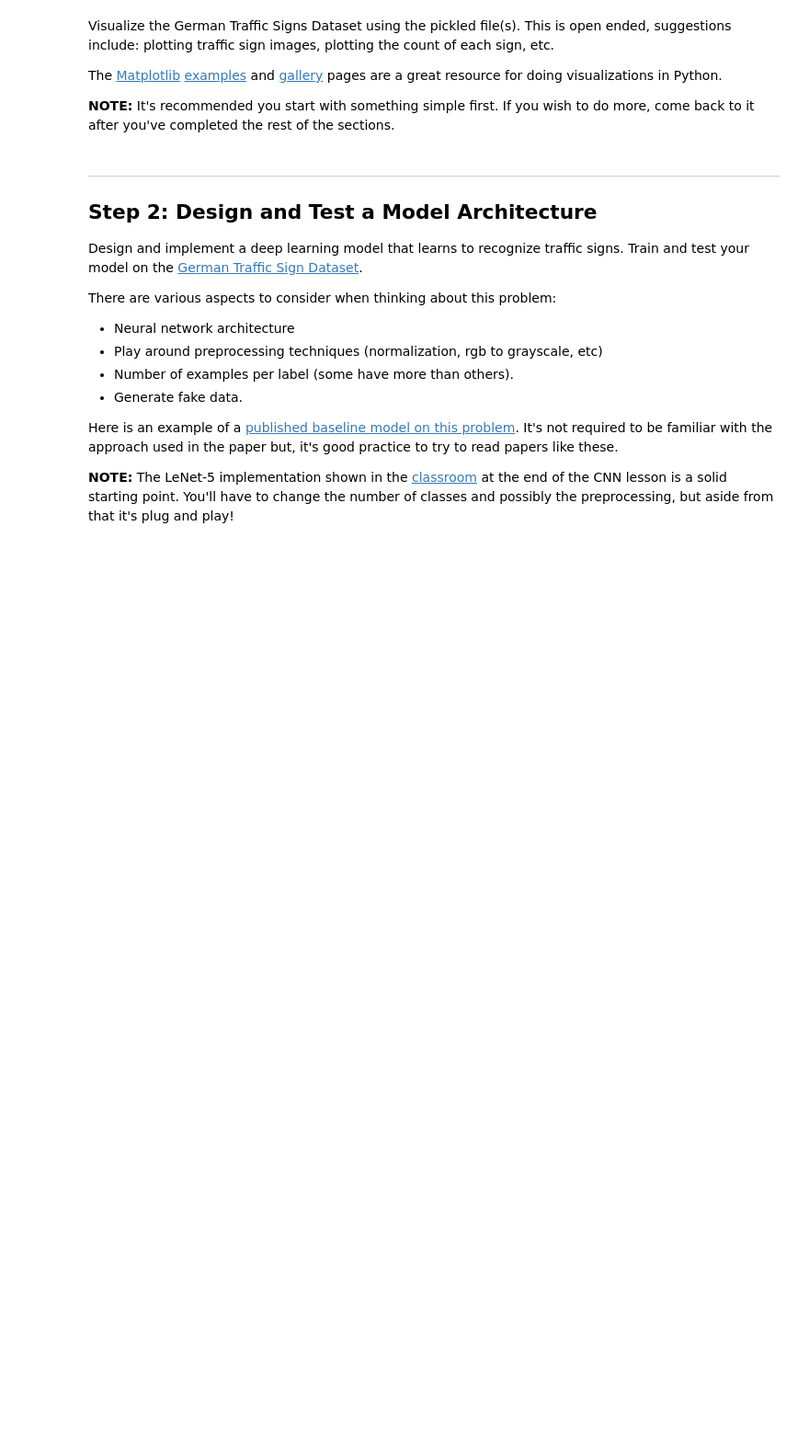
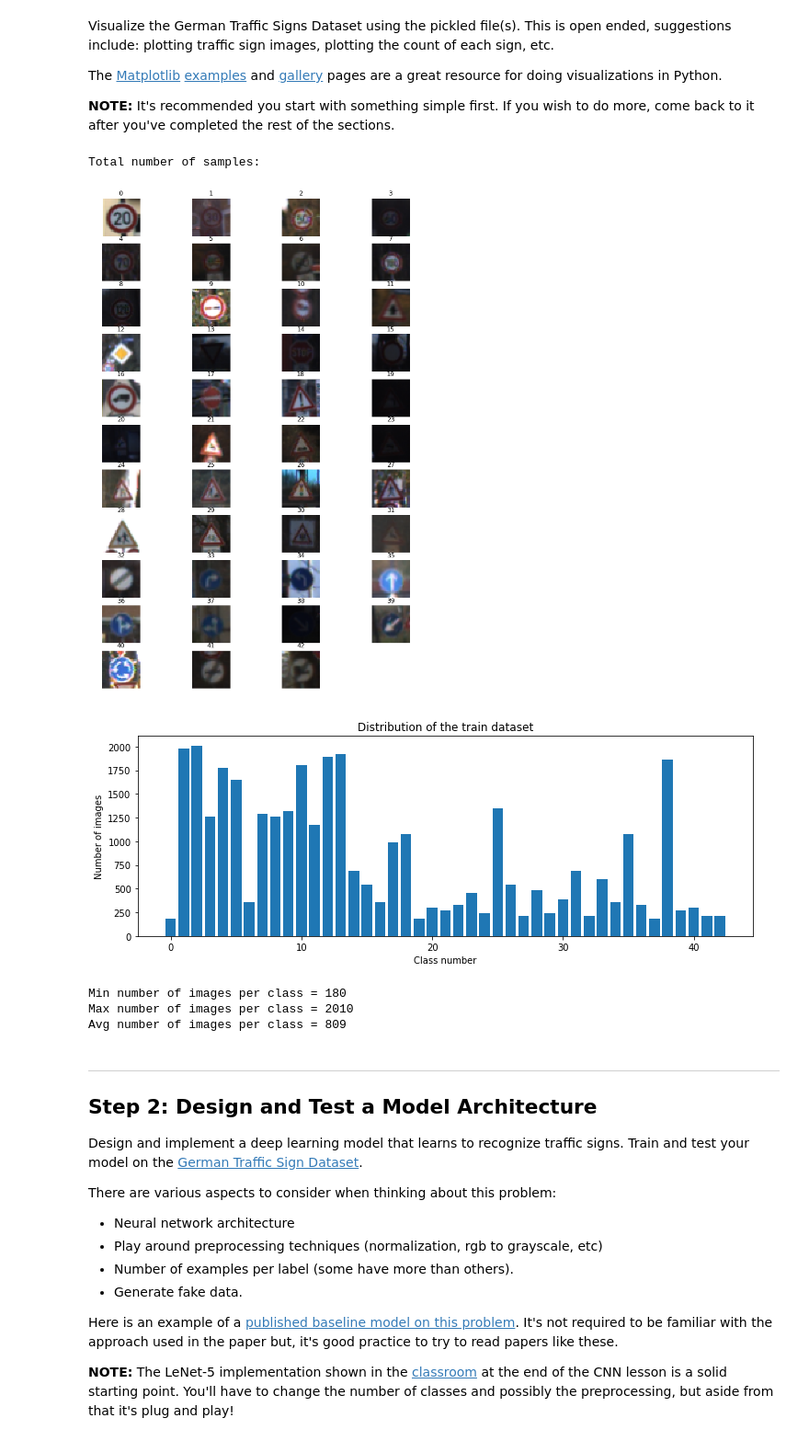
Before and after one commit to sim4life/CarND-Traffic-Sign-Classifier-Project, a Jupyter notebook: Traffic_Sign_Classifier.ipynb, the cells around one changed output. Shown: that part at 92% size. Cells and saved outputs as stored; diff of their text form; code cells hidden in the pictures; blank space fills up the shorter version.

```diff
--- a/Traffic_Sign_Classifier.ipynb
+++ b/Traffic_Sign_Classifier.ipynb
@@ -114,17 +97,51 @@ The [Matplotlib](http://matplotlib.org/) [examples](http://matplotlib.org/exampl
 # %%
 ### Data exploration visualization code goes here.
 ### Feel free to use as many code cells as needed.
 import matplotlib.pyplot as plt
 import random
 # Visualizations will be shown in the notebook.
 %matplotlib inline
 
-index = random.randint(0, len(x_train))
-image = X_train[index]squeeze()
+total_samples = len(X_train)
+print("Total number of samples:".format(total_samples))
+#for index in range(total_samples):
+#    print(index)
+#index = random.randint(0, len(X_train))
+    #image = X_train[index].squeeze()
 
-plt.figure(figsize=(1,1))
-plt.imshow(image)
-print(y_train[index])
+    #plt.figure(figsize=(1,1))
+    #plt.imshow(image)
+    #print(y_train[index])
+
+num_of_samples=[]
+plt.figure(figsize=(12, 17.5))
+for i in range(n_classes):
+    plt.subplot(11, 4, i+1)
+    class_imgs = X_train[y_train == i]
+    plt.imshow(class_imgs[0, :, :, :]) #draw the first image of each class
+    plt.title(i)
+    plt.axis('off')
+    num_of_samples.append(len(class_imgs))
+plt.show()
+
+#Plot number of images per class
+plt.figure(figsize=(12, 4))
+plt.bar(range(n_classes), num_of_samples)
+plt.title("Distribution of the train dataset")
+plt.xlabel("Class number")
+plt.ylabel("Number of images")
+plt.show()
+
+print("Min number of images per class =", min(num_of_samples))
+print("Max number of images per class =", max(num_of_samples))
+print("Avg number of images per class =", int(sum(num_of_samples)/len(num_of_samples)))
+# %% [output]
+Total number of samples:
+[figure, added]
+[figure, added]
+Min number of images per class = 180
+Max number of images per class = 2010
+Avg number of images per class = 809
 # %% [markdown]
 ----
 
```
Also changed, not shown: parts of 5 cells of this notebook, 1 other file.
